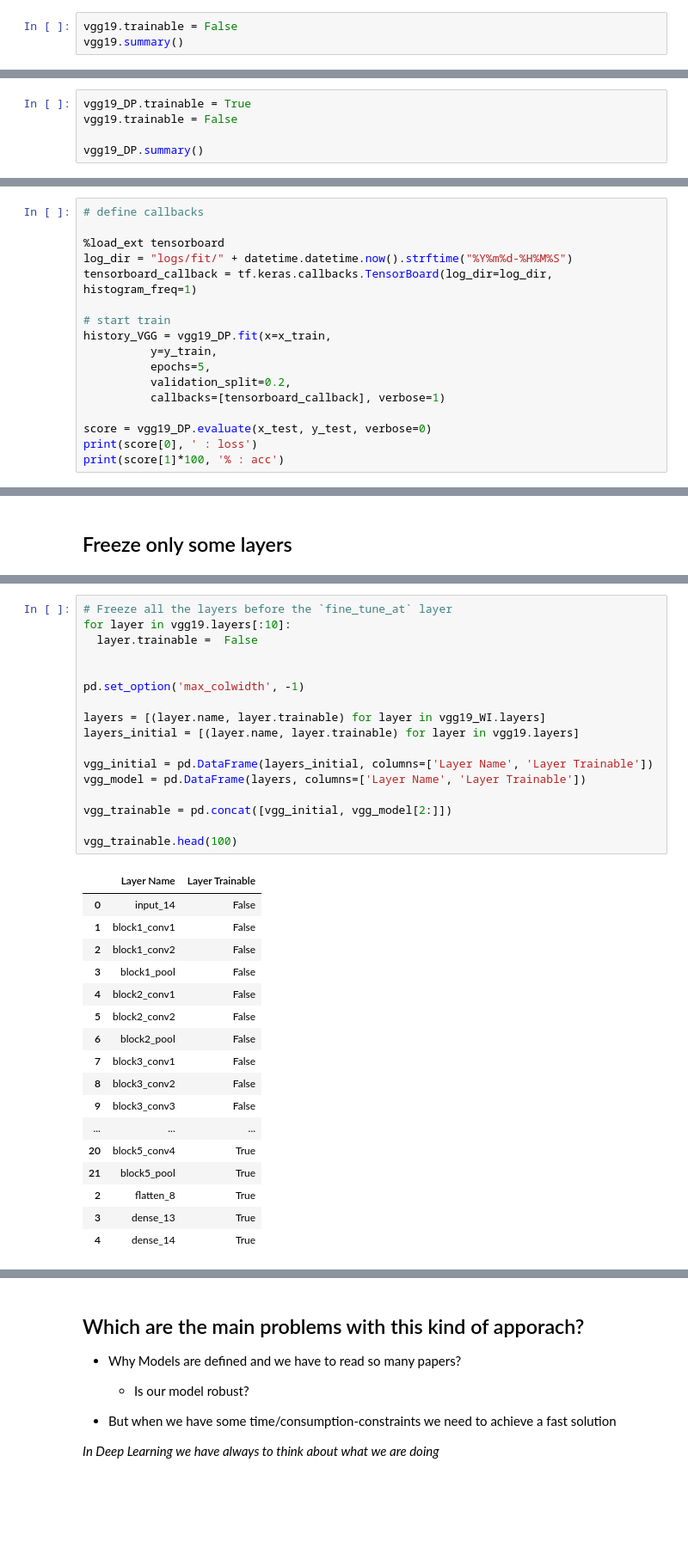
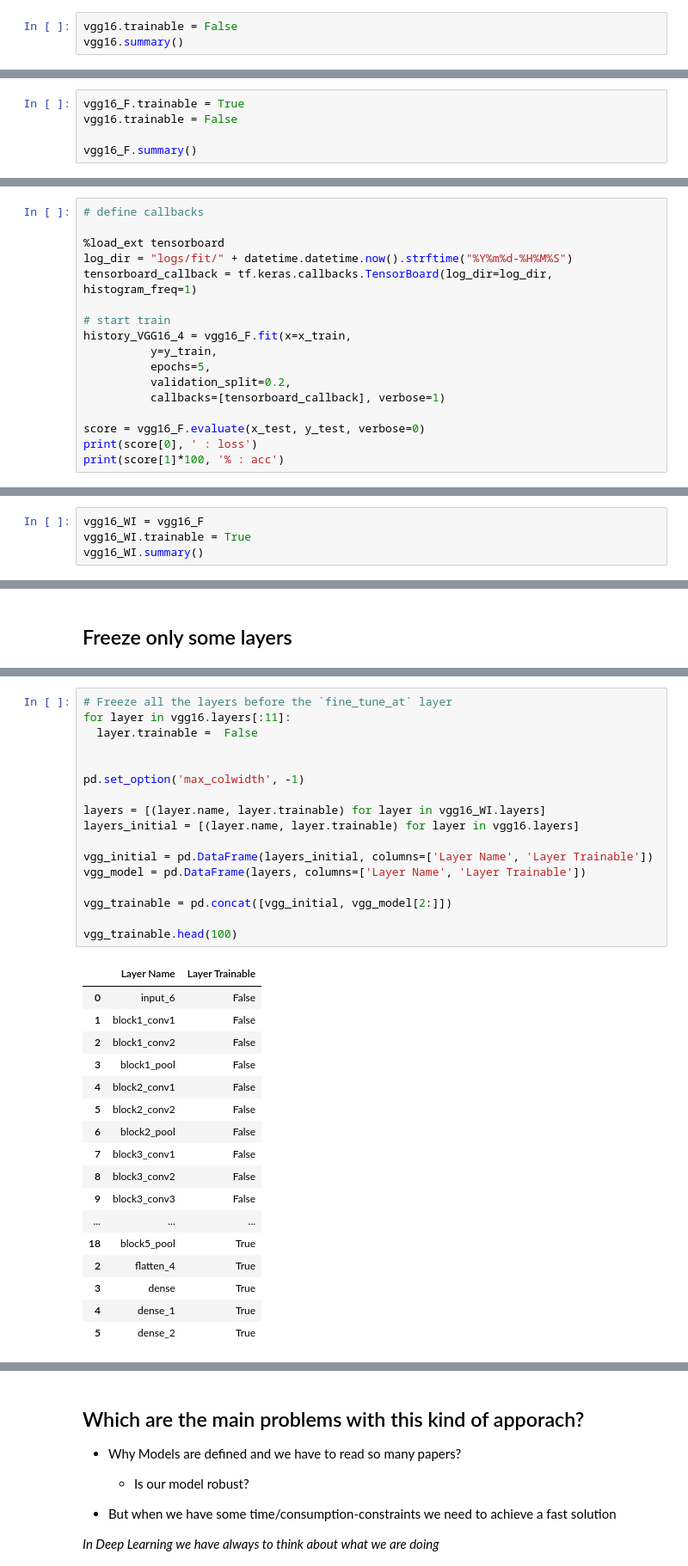
Before and after one commit to minglese89/Lectures_AdvCV_Experis2020, a Jupyter notebook: day2/DL4CV3_Though_pretrained_models_vgg.ipynb, the cells around one changed output, grey strips where cells are left out. Shown at 86% size. Drawn from its saved outputs; the diff is of its cells as text; blank space fills up the shorter version.

```diff
--- a/day2/DL4CV3_Though_pretrained_models_vgg.ipynb
+++ b/day2/DL4CV3_Though_pretrained_models_vgg.ipynb
@@ -249,6 +248,6 @@ _________________________________________________________________
 # %% [markdown]
 ### Freeze Parameters
 # %%
-vgg19.trainable = False
-vgg19.summary()
+vgg16.trainable = False
+vgg16.summary()
 # %% [output]
@@ -271,7 +270,7 @@ Non-trainable params: 20,024,384
 _________________________________________________________________
 # %%
-vgg19_DP.trainable = True
-vgg19.trainable = False
+vgg16_F.trainable = True
+vgg16.trainable = False
 
-vgg19_DP.summary()
+vgg16_F.summary()
 # %% [output]
@@ -303,13 +304,13 @@ log_dir = "logs/fit/" + datetime.datetime.now().strftime("%Y%m%d-%H%M%S")
 tensorboard_callback = tf.keras.callbacks.TensorBoard(log_dir=log_dir, histogram_freq=1)
 
 # start train
-history_VGG = vgg19_DP.fit(x=x_train,
+history_VGG16_4 = vgg16_F.fit(x=x_train,
           y=y_train,
           epochs=5,
           validation_split=0.2,
           callbacks=[tensorboard_callback], verbose=1)
 
-score = vgg19_DP.evaluate(x_test, y_test, verbose=0)
+score = vgg16_F.evaluate(x_test, y_test, verbose=0)
 print(score[0], ' : loss')
 print(score[1]*100, '% : acc')
 # %% [output]
@@ -354,0 +333,4 @@ _________________________________________________________________
+# %%
+vgg16_WI = vgg16_F
+vgg16_WI.trainable = True
+vgg16_WI.summary()
@@ -428,23 +426,23 @@ vgg19.layers
 # %%
 # Freeze all the layers before the `fine_tune_at` layer
-for layer in vgg19.layers[:10]:
+for layer in vgg16.layers[:11]:
   layer.trainable =  False
 
 
 pd.set_option('max_colwidth', -1)
 
-layers = [(layer.name, layer.trainable) for layer in vgg19_WI.layers]
-layers_initial = [(layer.name, layer.trainable) for layer in vgg19.layers]
+layers = [(layer.name, layer.trainable) for layer in vgg16_WI.layers]
+layers_initial = [(layer.name, layer.trainable) for layer in vgg16.layers]
 
 vgg_initial = pd.DataFrame(layers_initial, columns=['Layer Name', 'Layer Trainable'])
 vgg_model = pd.DataFrame(layers, columns=['Layer Name', 'Layer Trainable'])
 
 vgg_trainable = pd.concat([vgg_initial, vgg_model[2:]])
 
 vgg_trainable.head(100)
 # %% [output]
 |  | Layer Name | Layer Trainable |
-| 0 | input_14 | False |
+| 0 | input_6 | False |
 | 1 | block1_conv1 | False |
 | 2 | block1_conv2 | False |
 | 3 | block1_pool | False |
@@ -455,8 +453,8 @@ vgg_trainable.head(100)
 | 8 | block3_conv2 | False |
 | 9 | block3_conv3 | False |
 | ... | ... | ... |
-| 20 | block5_conv4 | True |
-| 21 | block5_pool | True |
-| 2 | flatten_8 | True |
-| 3 | dense_13 | True |
-| 4 | dense_14 | True |
+| 18 | block5_pool | True |
+| 2 | flatten_4 | True |
+| 3 | dense | True |
+| 4 | dense_1 | True |
+| 5 | dense_2 | True |
```
Also changed, not shown: parts of 25 cells of this notebook.
